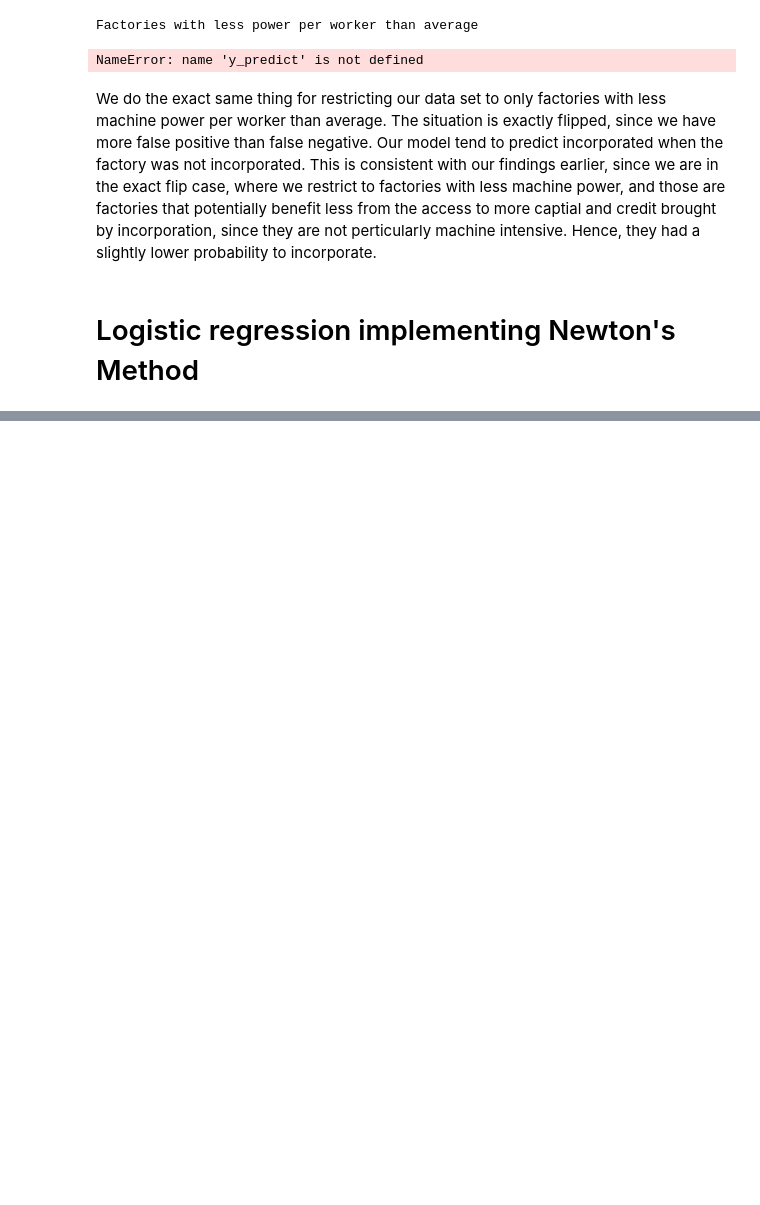
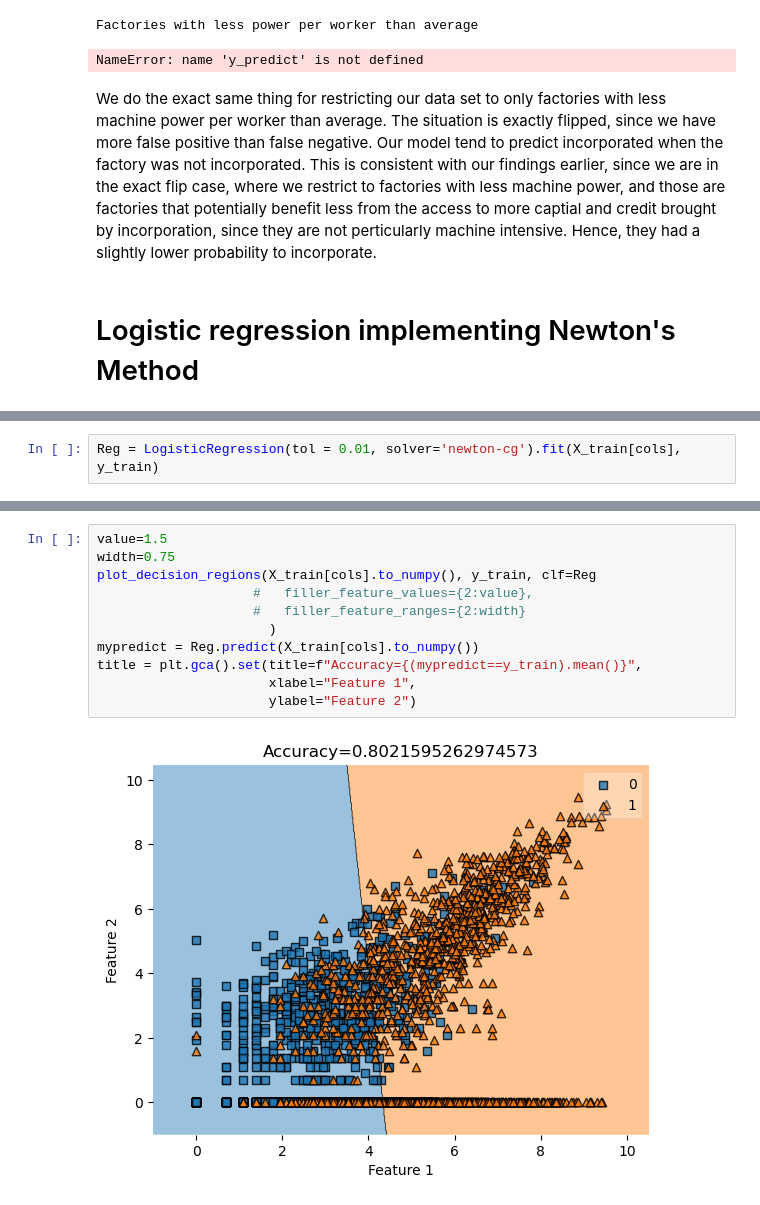
Before and after one commit to Xianzhiwang1/Leet-Code-Project, a Jupyter notebook: posts/final-blog-post/index.ipynb, the cells around one changed output, grey strips where cells are left out. Saved outputs shown, nothing was run; the diff lists cells and outputs as text; blank space fills up the shorter version.

Commit message:
testing newton method implementation

```diff
--- a/posts/final-blog-post/index.ipynb
+++ b/posts/final-blog-post/index.ipynb
@@ -542,0 +500,2 @@ VAR.shape (2871, 2871)
+# %%
+Reg = LogisticRegression(tol = 0.01, solver='newton-cg').fit(X_train[cols], y_train)
@@ -542,0 +561,13 @@ VAR.shape (2871, 2871)
+# %%
+value=1.5
+width=0.75
+plot_decision_regions(X_train[cols].to_numpy(), y_train, clf=Reg
+                    #   filler_feature_values={2:value},
+                    #   filler_feature_ranges={2:width}
+                      )
+mypredict = Reg.predict(X_train[cols].to_numpy())
+title = plt.gca().set(title=f"Accuracy={(mypredict==y_train).mean()}",
+                      xlabel="Feature 1",
+                      ylabel="Feature 2")
+# %% [output]
+[figure, added]
```
Also changed, not shown: parts of 24 cells of this notebook, 14 other files.
